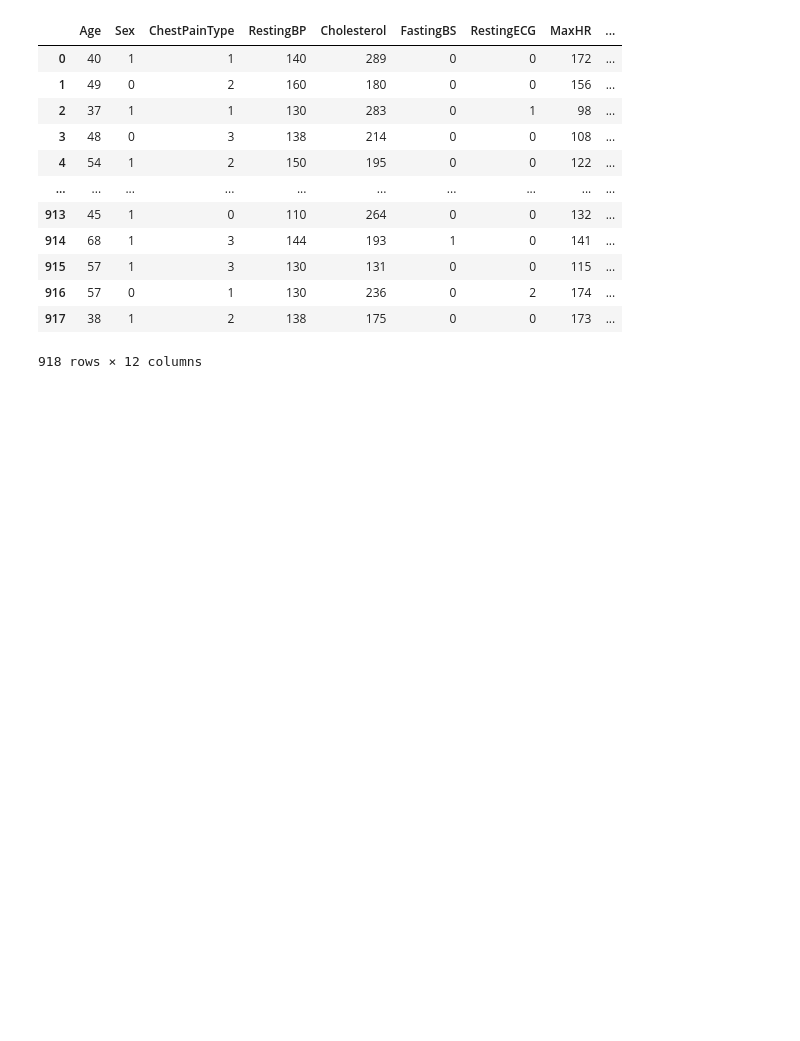
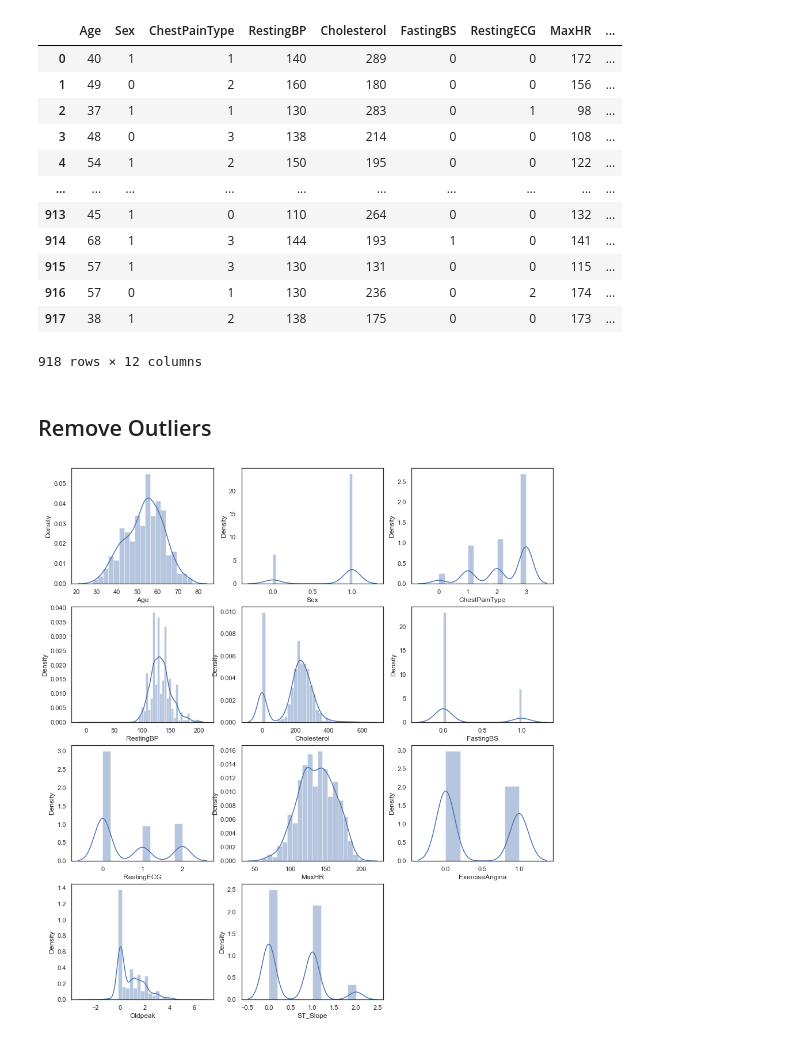
Before and after one commit to Sandun01/ML_Assignment2_IT18219326_IT19023656_IT19362854_IT19217796, a Jupyter notebook: DataPreProcessing/preprocess.ipynb, the cells around one changed output. Drawn from its saved outputs; the diff is of its cells as text; code cells hidden in the pictures; blank space fills up the shorter version.

```diff
--- a/DataPreProcessing/preprocess.ipynb
+++ b/DataPreProcessing/preprocess.ipynb
@@ -151,3 +155,19 @@ dataFile
 | 916 | 57 | 0 | 1 | 130 | 236 | 0 | 2 | 174 | ... |
 | 917 | 38 | 1 | 2 | 138 | 175 | 0 | 0 | 173 | ... |
 918 rows × 12 columns
+# %% [markdown]
+## Remove Outliers
+# %%
+columns = dataFile.columns
+columns = list(columns)
+columns.pop()
+
+sns.set(rc={'figure.figsize': (15, 17)})
+sns.set_style(style='white')
+
+for i in range(len(columns)):
+    plt.subplot(4,3,i+1)
+    cName = columns[i]
+    sns.distplot(dataFile[cName])
+# %% [output]
+[figure, added]
```
Also changed, not shown: parts of 7 cells of this notebook, 2 other files.
